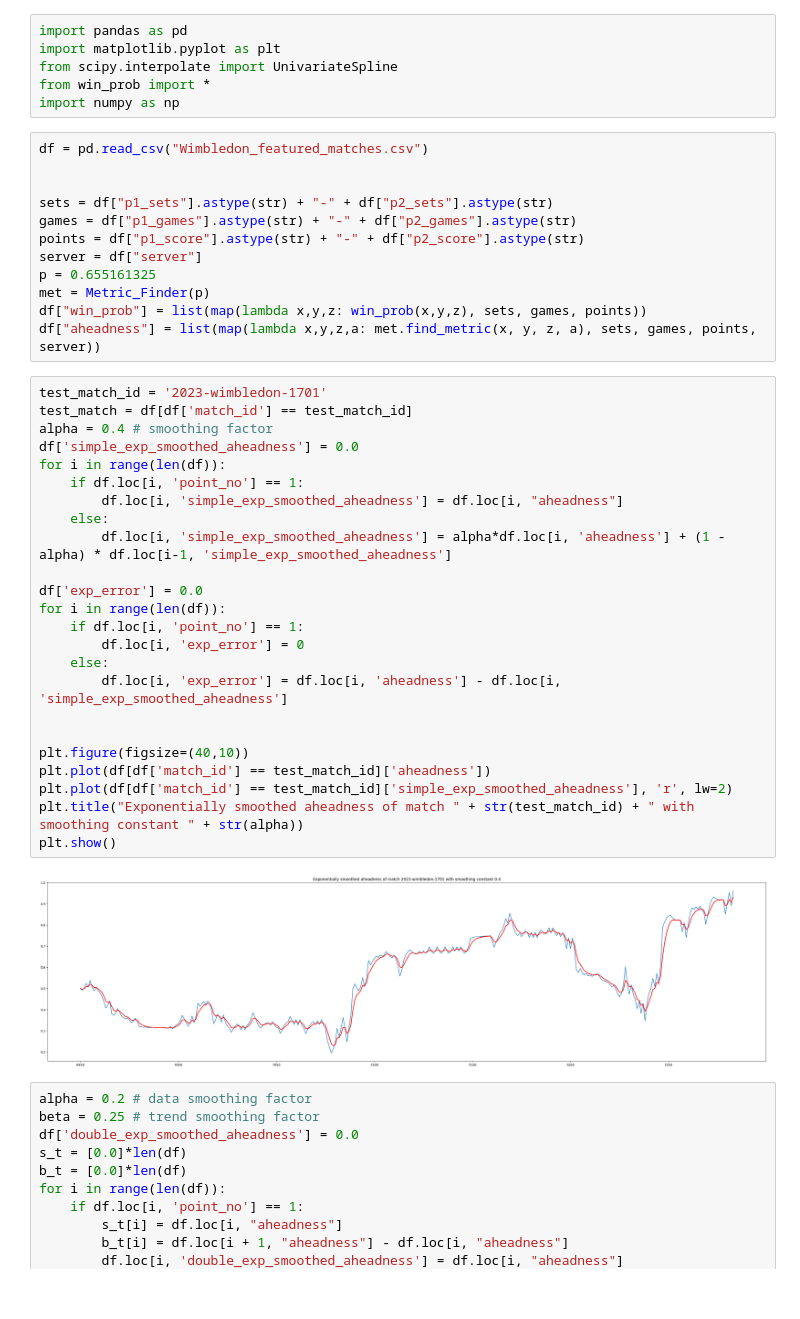
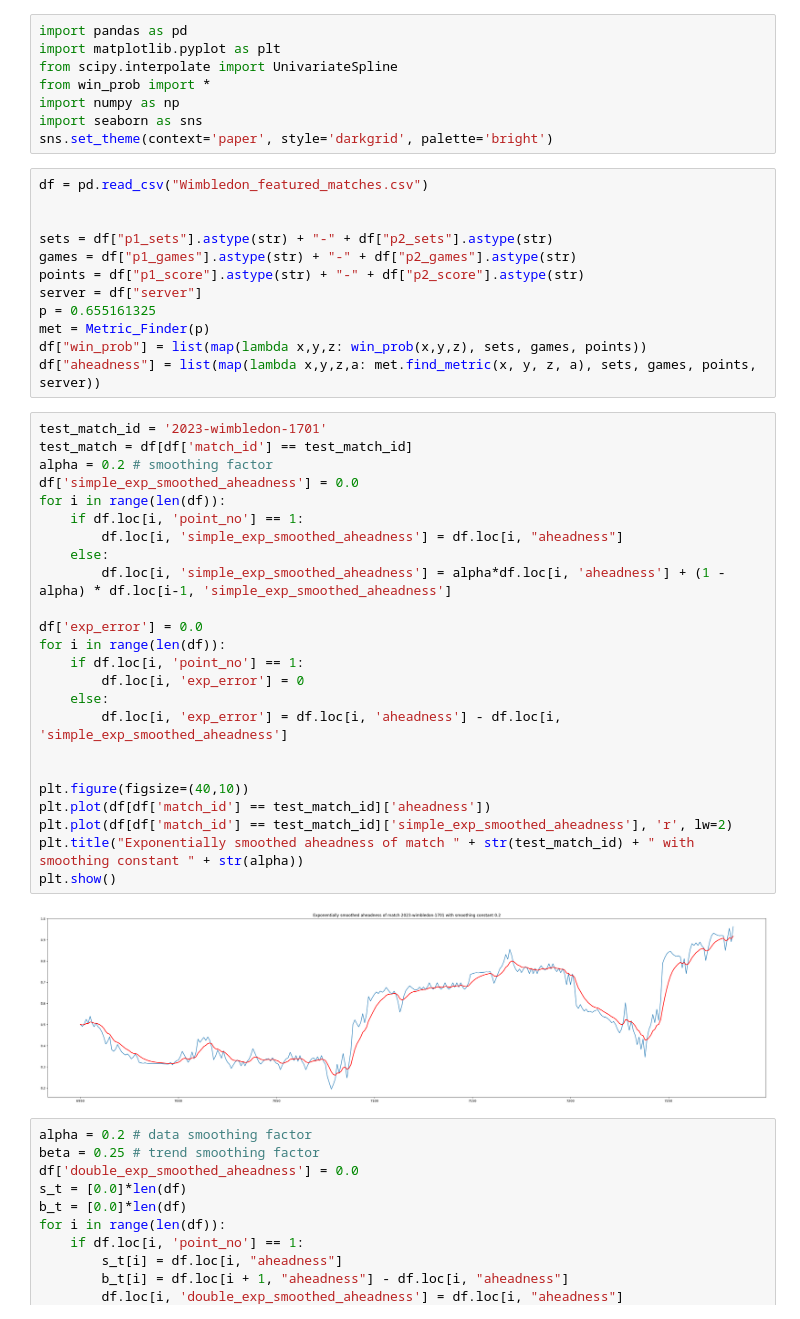
Before and after one commit to thearyanmittal/wimbledon-momentum, a Jupyter notebook: stats.ipynb, the cells around one changed output. Cells and saved outputs as stored; diff of their text form.

```diff
--- a/stats.ipynb
+++ b/stats.ipynb
@@ -4,6 +4,8 @@ import matplotlib.pyplot as plt
 from scipy.interpolate import UnivariateSpline
 from win_prob import *
 import numpy as np
+import seaborn as sns
+sns.set_theme(context='paper', style='darkgrid', palette='bright')
 # %%
 df = pd.read_csv("Wimbledon_featured_matches.csv")
 
@@ -19,29 +21,29 @@ df["aheadness"] = list(map(lambda x,y,z,a: met.find_metric(x, y, z, a), sets, ga
 # %%
 test_match_id = '2023-wimbledon-1701'
 test_match = df[df['match_id'] == test_match_id]
-alpha = 0.4 # smoothing factor
+alpha = 0.2 # smoothing factor
 df['simple_exp_smoothed_aheadness'] = 0.0
 for i in range(len(df)):
     if df.loc[i, 'point_no'] == 1:
         df.loc[i, 'simple_exp_smoothed_aheadness'] = df.loc[i, "aheadness"]
     else:
         df.loc[i, 'simple_exp_smoothed_aheadness'] = alpha*df.loc[i, 'aheadness'] + (1 - alpha) * df.loc[i-1, 'simple_exp_smoothed_aheadness']
 
 df['exp_error'] = 0.0
 for i in range(len(df)):
     if df.loc[i, 'point_no'] == 1:
         df.loc[i, 'exp_error'] = 0
     else:
         df.loc[i, 'exp_error'] = df.loc[i, 'aheadness'] - df.loc[i, 'simple_exp_smoothed_aheadness']
 
 
 plt.figure(figsize=(40,10))
 plt.plot(df[df['match_id'] == test_match_id]['aheadness'])
 plt.plot(df[df['match_id'] == test_match_id]['simple_exp_smoothed_aheadness'], 'r', lw=2)
 plt.title("Exponentially smoothed aheadness of match " + str(test_match_id) + " with smoothing constant " + str(alpha))
 plt.show()
 # %% [output]
-[figure, old version]
+[figure, new version]
 # %%
 alpha = 0.2 # data smoothing factor
 beta = 0.25 # trend smoothing factor
```
Also changed, not shown: parts of 10 cells of this notebook, 9 other files.
